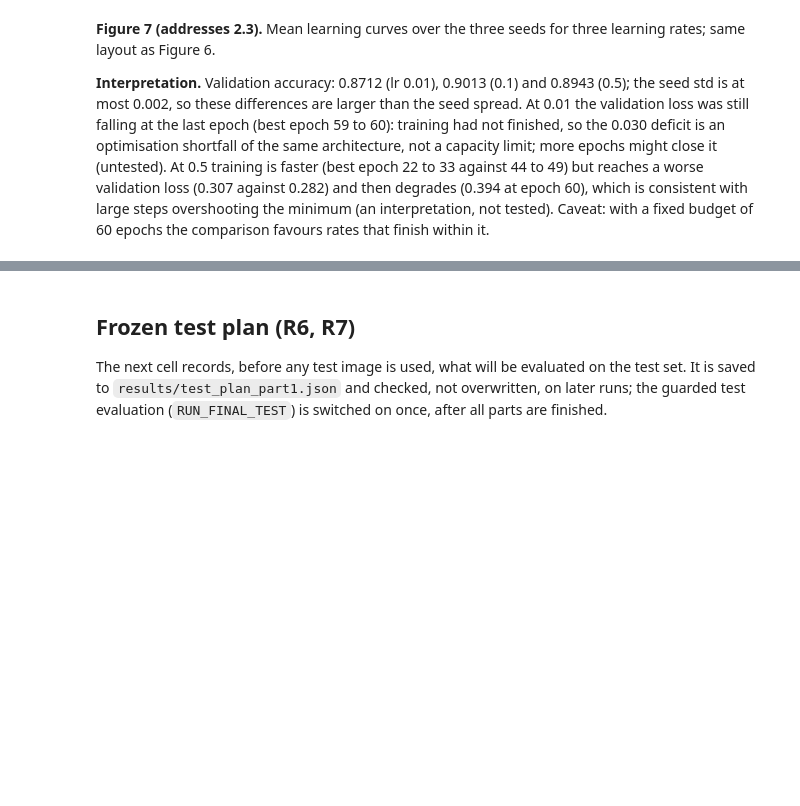
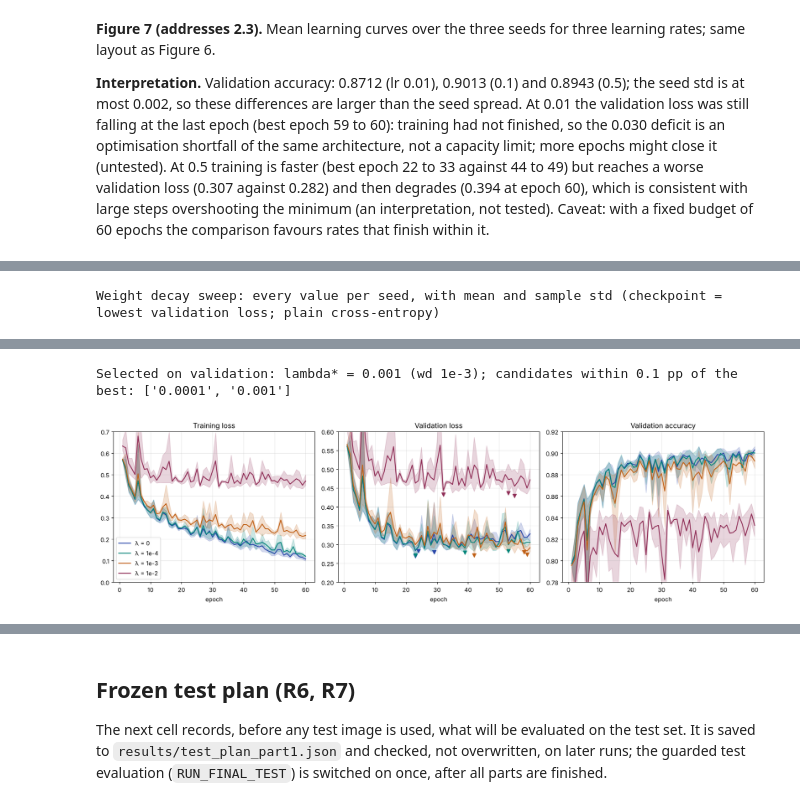
Before and after one commit to gulcinomercik/ecs708-fashion-mnist, a Jupyter notebook: ecs708_fashion_mnist.ipynb, the cells around one changed output, grey strips where cells are left out. Drawn from its saved outputs; the diff is of its cells as text; code cells hidden in the pictures; blank space fills up the shorter version.

```diff
--- a/ecs708_fashion_mnist.ipynb
+++ b/ecs708_fashion_mnist.ipynb
@@ -729,9 +729,9 @@ def n_params(model): return sum(p.numel() for p in model.parameters() if p.requi
 def evaluate(model, X, y):
     z = model(X); return F.cross_entropy(z, y).item(), (z.argmax(1) == y).float().mean().item()   # plain cross-entropy, no penalty term
 
-def train_mlp(hidden, lr, seed, epochs=EPOCHS, batch=BATCH, weight_decay=0.0):
+def train_mlp(hidden, lr, seed, epochs=EPOCHS, batch=BATCH, weight_decay=0.0, order_seed=None):
     torch.manual_seed(seed)                                   # random source 1: weight initialisation
-    model = MLP(hidden); gen = torch.Generator().manual_seed(seed)   # random source 2: mini-batch order
+    model = MLP(hidden); gen = torch.Generator().manual_seed(seed if order_seed is None else order_seed)   # random source 2: mini-batch order
     hist, best = [], {"val_loss": np.inf}; t0 = time.perf_counter()
     for epoch in range(1, epochs + 1):
         perm = torch.randperm(len(Xt_t), generator=gen)
@@ -740,7 +740,7 @@ def train_mlp(hidden, lr, seed, epochs=EPOCHS, batch=BATCH, weight_decay=0.0):
             loss = F.cross_entropy(model(Xt_t[idx]), yt_t[idx])      # forward pass and loss
             model.zero_grad(); loss.backward()                       # backpropagation: gradient of the loss
             with torch.no_grad():
-                for p in model.parameters(): p -= lr * (p.grad + weight_decay * p)   # update w <- w - lr * gradient
+                for p in model.parameters(): p -= lr * (p.grad + (weight_decay * p if p.ndim > 1 else 0.0))   # w <- w - lr * (gradient + weight decay * w); biases (1-D) are not decayed
         trl, tra = evaluate(model, Xt_t, yt_t); val, vaa = evaluate(model, Xv_t, yv_t)   # validation loop (after every epoch)
         hist.append((epoch, trl, val, tra, vaa))
         if val < best["val_loss"]: best = {"epoch": epoch, "val_loss": val, "state": copy.deepcopy(model.state_dict())}   # checkpoint rule
@@ -857,0 +869,36 @@ Optimisation: every value per seed, with mean and sample std (checkpoint = lowes
+# %%
+# ---------------- 3.1 weight decay sweep on the large network (three seeds each) -----------------
+reset_register("P3-")
+RES3 = ROOT / "results" / "part3"; RES3.mkdir(parents=True, exist_ok=True)
+LARGE = [256, 128]
+WD = {"wd 1e-4": 1e-4, "wd 1e-3": 1e-3, "wd 1e-2": 1e-2}
+for nm, lam in WD.items(): run_config(nm, LARGE, BASE_LR, weight_decay=lam)
+CFG["wd 0 (reference)"] = CFG["large 256-128"]                      # Part 2 runs, reused
+
+def weight_norm(run): return float(sum((v ** 2).sum() for k, v in run["best_state"].items() if k.endswith("weight")).sqrt())   # L2 norm of all weight matrices at the checkpoint (biases excluded)
+def summarise3(names, key):
+    t = summarise(names, key)
+    t["val acc at epoch 60 (mean)"] = [np.mean([r["hist"].val_acc.iloc[-1] for r in CFG[n]]) for n in names]
+    t["train-val acc gap at best"] = t["train acc mean"] - t["val acc mean"]
+    t["weight norm at best (mean)"] = [np.mean([weight_norm(r) for r in CFG[n]]) for n in names]
+    return t
+ORDER3 = ["wd 0 (reference)"] + list(WD)
+sweep = summarise3(ORDER3, "configuration"); sweep.insert(1, "lambda", [0.0] + list(WD.values()))
+sweep.to_csv(RES3 / "summary_weight_decay.csv", index=False)
+FMT3 = {**FMT, "lambda": "{:g}", "val acc at epoch 60 (mean)": "{:.4f}", "train-val acc gap at best": "{:.4f}", "weight norm at best (mean)": "{:.1f}"}
+print("Weight decay sweep: every value per seed, with mean and sample std (checkpoint = lowest validation loss; plain cross-entropy)")
+display(sweep.style.format(FMT3).hide(axis="index"))
+
+# validation-selected lambda (rule: highest mean validation accuracy among lambda > 0; within 0.1 pp of the best -> largest lambda)
+cand = sweep[sweep["lambda"] > 0]; ok = cand[cand["val acc mean"] >= cand["val acc mean"].max() - 0.001]
+LAM_STAR = float(ok["lambda"].max()); WD_STAR = [n for n, l in WD.items() if l == LAM_STAR][0]
+print(f"Selected on validation: lambda* = {LAM_STAR:g} ({WD_STAR}); candidates within 0.1 pp of the best: {[f'{l:g}' for l in ok['lambda']]}")
+for nm in ORDER3:
+    log_experiment(id=f"P3-WD-{nm}", part_task="3.1", question="Does weight decay narrow the generalisation gap of the large MLP?", hypothesis="A moderate lambda lowers late validation loss; too large under-fits.",
+        changed_variable="weight decay lambda", fixed_conditions="256-128 MLP, lr 0.1, batch 128, SGD, 60 epochs, same data and seeds", split="fit train 50k; validate 10k", seed="2208/1/2", configuration=nm,
+        metric="validation accuracy at the lowest-validation-loss epoch (mean, sample std)", result=f"{sweep.set_index('configuration').loc[nm, 'val acc mean']:.4f} (std {sweep.set_index('configuration').loc[nm, 'val acc std']:.4f})",
+        output_path="results/part3/summary_weight_decay.csv", notes="")
+curves_figure(ORDER3, ["λ = 0", "λ = 1e-4", "λ = 1e-3", "λ = 1e-2"], ["#2845A8", "#008579", "#C06016", "#8F2D56"], "fig8_weight_decay_curves", "3.1",
+              "Learning curves of the 256-128 MLP for four weight-decay values: plain cross-entropy (no penalty term), mean over seeds 2208, 1, 2 (line) with min-max band; triangles mark the lowest-validation-loss epochs.", [(0, 0.7), (0.2, 0.6), (0.78, 0.92)])
+# %% [output]
+Weight decay sweep: every value per seed, with mean and sample std (checkpoint = lowest validation loss; plain cross-entropy)
@@ -857,0 +910,2 @@ Optimisation: every value per seed, with mean and sample std (checkpoint = lowes
+Selected on validation: lambda* = 0.001 (wd 1e-3); candidates within 0.1 pp of the best: ['0.0001', '0.001']
+[figure, added]
```
Also changed, not shown: parts of 27 cells of this notebook, 26 other files.
